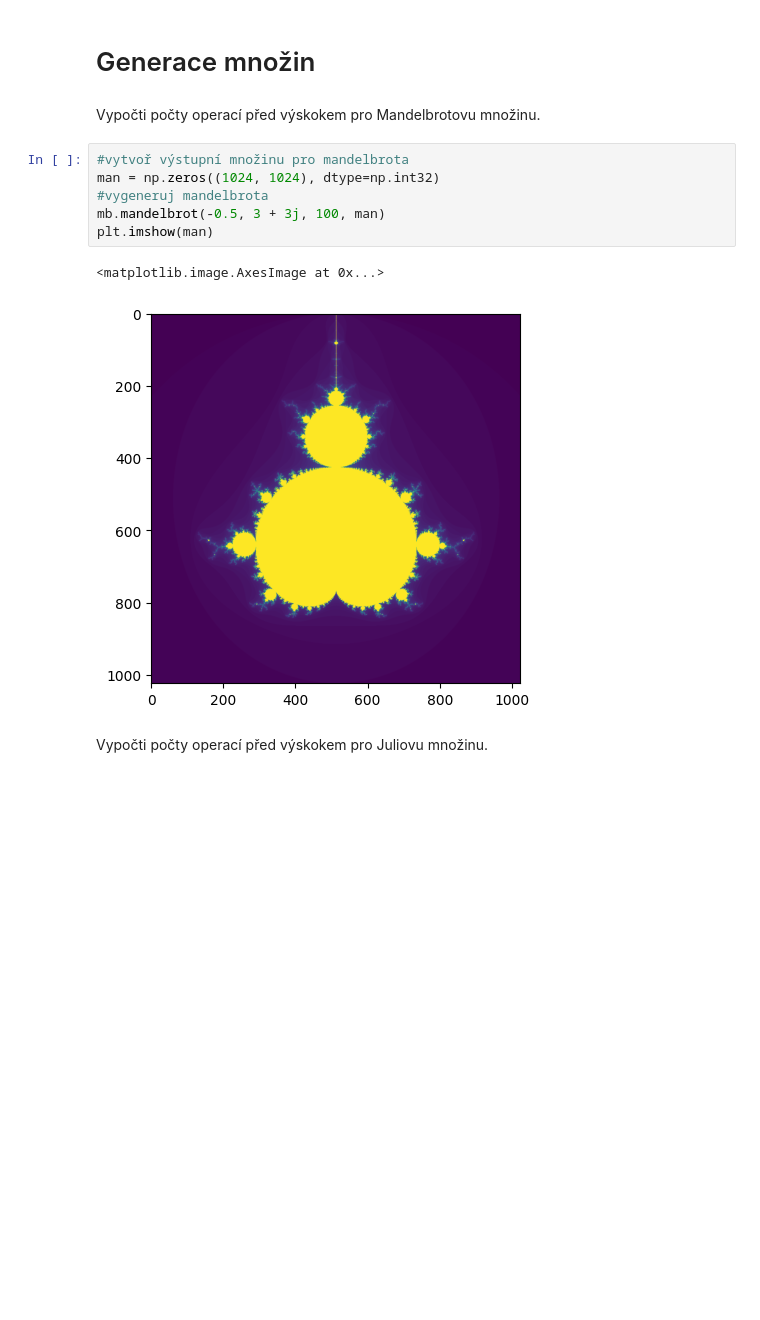
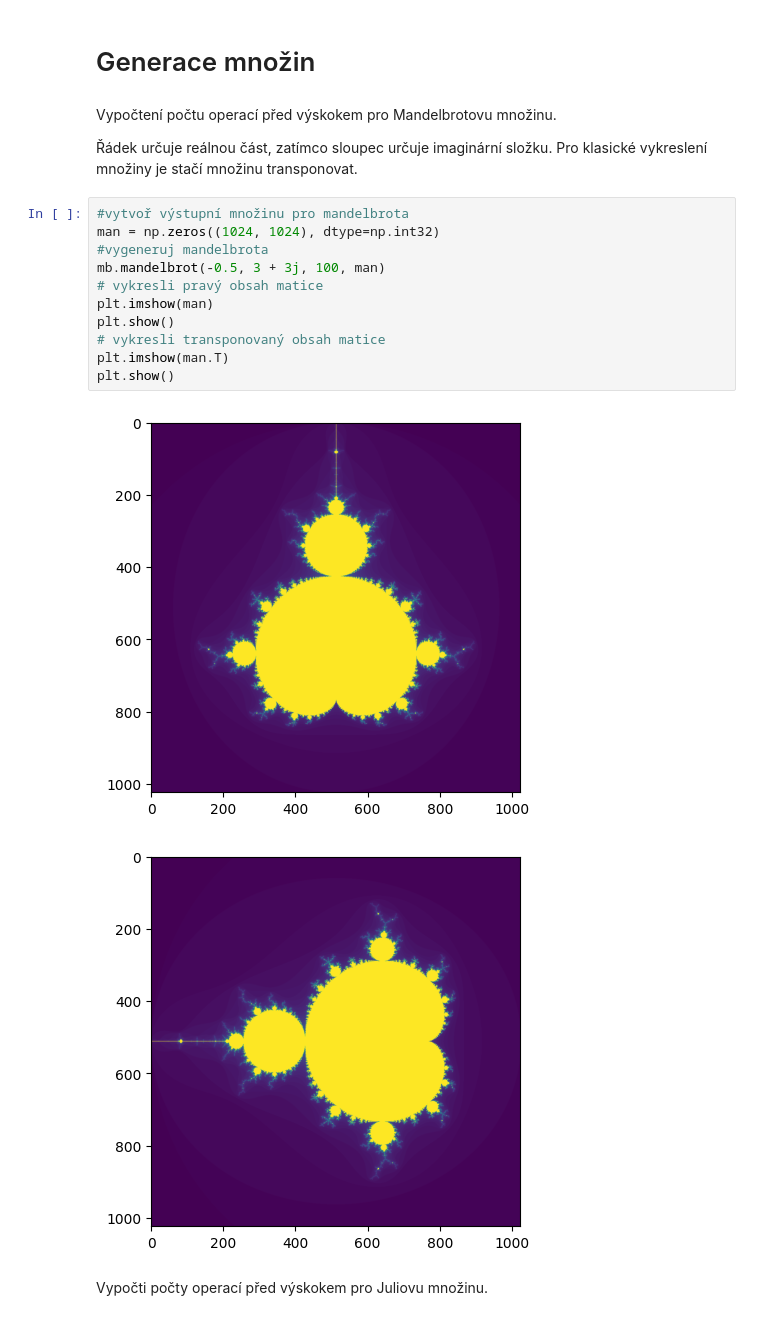
Before and after one commit to tynberry/vvp_projekt, a Jupyter notebook: examples/examples.ipynb, the cells around one changed output. Drawn from its saved outputs; the diff is of its cells as text; blank space fills up the shorter version.

```diff
--- a/examples/examples.ipynb
+++ b/examples/examples.ipynb
@@ -11,16 +11,24 @@ Hello from the pygame community. https://www.pygame.org/contribute.html
 # %% [markdown]
 # Generace množin
 # %% [markdown]
-Vypočti počty operací před výskokem pro Mandelbrotovu množinu.
+Vypočtení počtu operací před výskokem pro Mandelbrotovu množinu.
+
+Řádek určuje reálnou část, zatímco sloupec určuje imaginární složku.
+Pro klasické vykreslení množiny je stačí množinu transponovat.
 # %%
 #vytvoř výstupní množinu pro mandelbrota
 man = np.zeros((1024, 1024), dtype=np.int32)
 #vygeneruj mandelbrota
 mb.mandelbrot(-0.5, 3 + 3j, 100, man)
+# vykresli pravý obsah matice
 plt.imshow(man)
+plt.show()
+# vykresli transponovaný obsah matice
+plt.imshow(man.T)
+plt.show()
 # %% [output]
-<matplotlib.image.AxesImage at 0x...>
 [figure]
+[figure, added]
 # %% [markdown]
 Vypočti počty operací před výskokem pro Juliovu množinu.
 # %%
```
Also changed, not shown: parts of 3 cells of this notebook.
